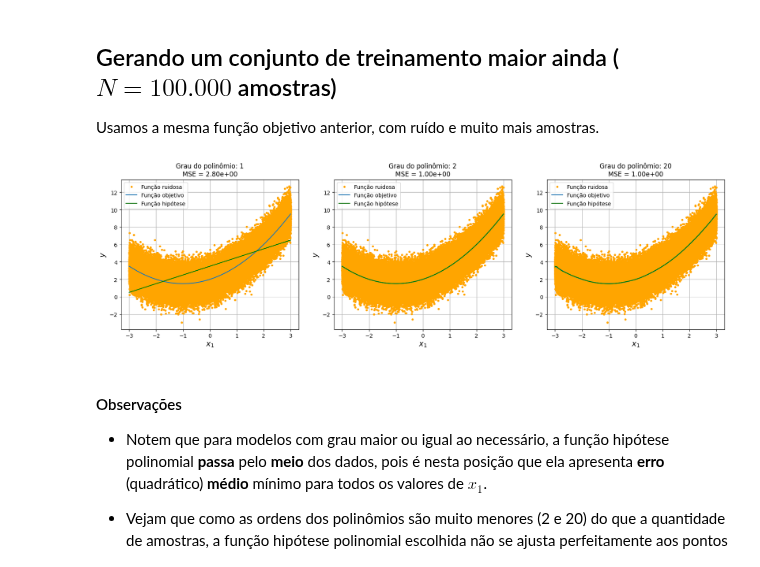
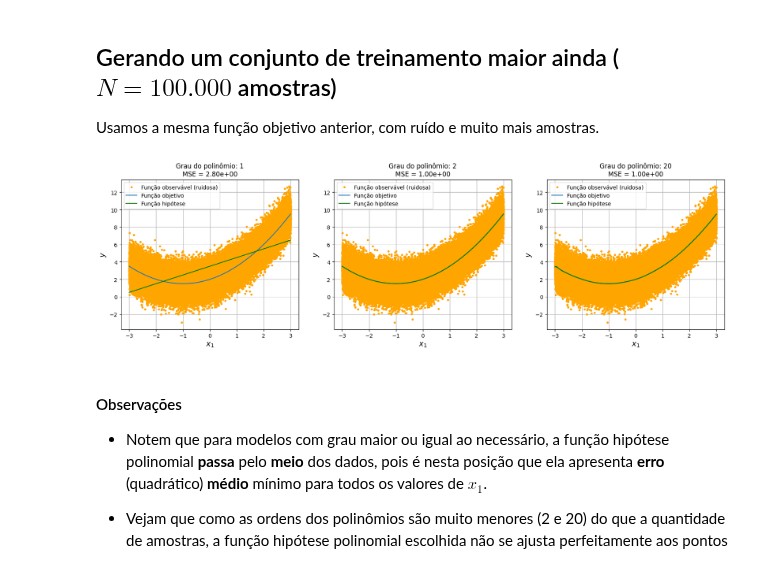
Before and after one commit to zz4fap/t319_aprendizado_de_maquina, a Jupyter notebook: notebooks/regression/polynomial_regression.ipynb, the cells around one changed output. Drawn from its saved outputs; the diff is of its cells as text; code cells hidden in the pictures.

```diff
--- a/notebooks/regression/polynomial_regression.ipynb
+++ b/notebooks/regression/polynomial_regression.ipynb
@@ -100,6 +101,7 @@ for i in range(len(degrees)):
     reg = LinearRegression()
 
     # Create a pipeline of actions.
+    # Each object can be accessed through its string.
     polynomial_regression = Pipeline([
         ("poly", poly),
         ("scaler", scaler),
@@ -116,7 +118,7 @@ for i in range(len(degrees)):
     mse = mean_squared_error(y_noisy, yp1)
 
     # Comparação entre as funções objetivo, observável e hipótese.
-    plt.plot(x1, y_noisy, '.', color='orange', label='Função ruidosa')
+    plt.plot(x1, y_noisy, '.', color='orange', label='Função observável (ruidosa)')
     plt.plot(x1, y, label='Função objetivo')
     plt.plot(x1, yp1, 'g', label='Função hipótese')
     plt.legend(loc='best')
@@ -205,7 +207,7 @@ for i in range(len(degrees)):
     mse = mean_squared_error(y_noisy, yp1)
 
     # Comparação entre as funções objetivo, observável e hipótese.
-    plt.plot(x1, y_noisy, '.', color='orange', label='Função ruidosa')
+    plt.plot(x1, y_noisy, '.', color='orange', label='Função observável (ruidosa)')
     plt.plot(x1, y, label='Função objetivo')
     plt.plot(x1, yp1, 'g', label='Função hipótese')
     plt.legend(loc='best')
@@ -281,7 +283,7 @@ for i in range(len(degrees)):
     mse = mean_squared_error(y_noisy, yp1)
 
     # Comparação entre as funções objetivo, observável e hipótese.
-    plt.plot(x1, y_noisy, '.', color='orange', label='Função ruidosa')
+    plt.plot(x1, y_noisy, '.', color='orange', label='Função observável (ruidosa)')
     plt.plot(x1, y, label='Função objetivo')
     plt.plot(x1, yp1, 'g', label='Função hipótese')
     plt.legend(loc='best')
@@ -344,35 +346,35 @@ for i in range(len(degrees)):
     reg = LinearRegression()
 
     # Create a pipeline of actions.
     polynomial_regression = Pipeline([
         ("poly", poly),
         ("scaler", scaler),
         ("reg", reg),
     ])
 
     # Train the polinomial model, i.e., the hypothesis.
     polynomial_regression.fit(x1, y_noisy)
 
     # Use the trained model for prediction.
     yp1 = polynomial_regression.predict(x1)
 
     # Calculate the Mean Squared Error (MSE) between target and predicted values.
     mse = mean_squared_error(y_noisy, yp1)
 
     # Comparação entre as funções objetivo, observável e hipótese.
-    plt.plot(x1, y_noisy, '.', color='orange', label='Função ruidosa')
+    plt.plot(x1, y_noisy, '.', color='orange', label='Função observável (ruidosa)')
     plt.plot(x1, y, label='Função objetivo')
     plt.plot(x1, yp1, 'g', label='Função hipótese')
     plt.legend(loc='best')
     plt.xlabel('$x_1$', fontsize=14)
     plt.ylabel('$y$', fontsize=14)
     plt.grid()
     plt.title("Grau do polinômio: {}\nMSE = {:.2e}".format(degrees[i], mse))
 
 # Show the plot.
 plt.show()
 # %% [output]
-[figure, old version]
+[figure, new version]
 # %% [markdown]
 #### Observações
 
```
Also changed, not shown: parts of 8 cells of this notebook.
